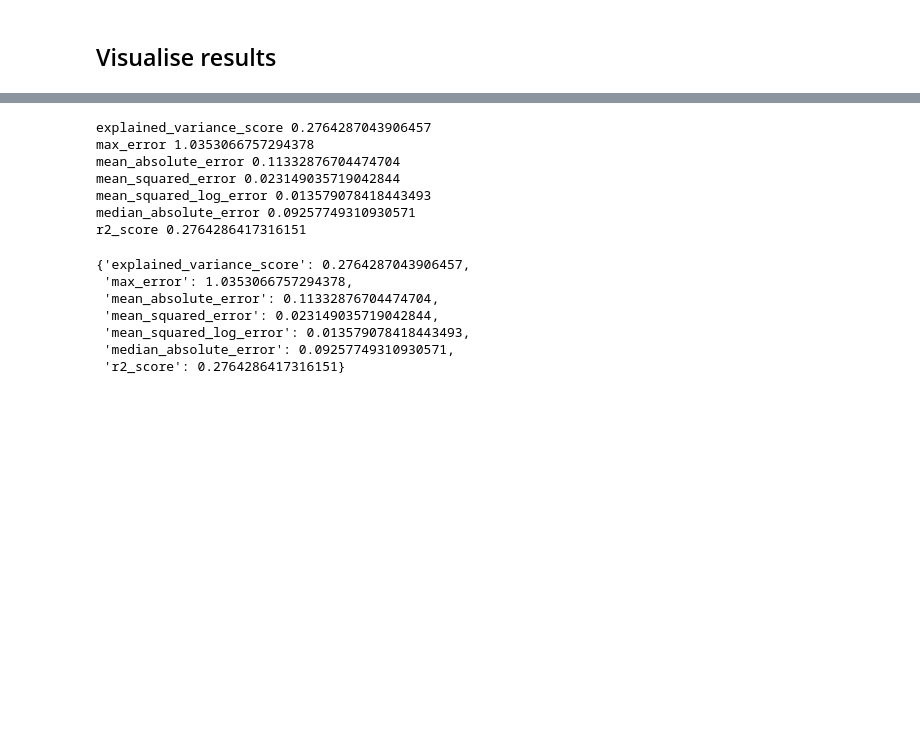
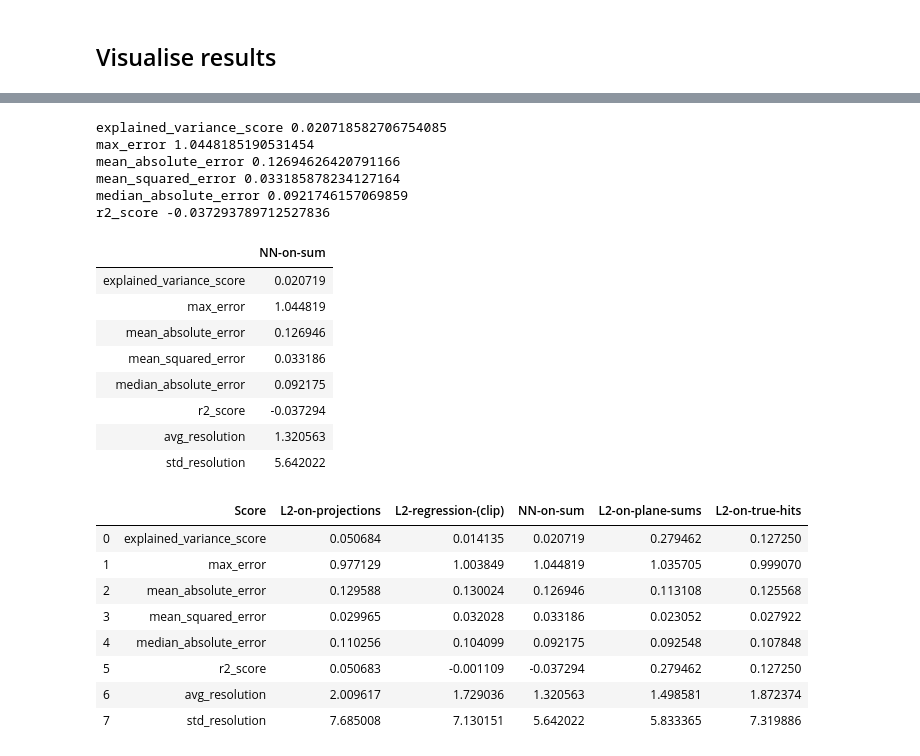
Before and after one commit to pauldebryas/SND_trackers_My_data, a Jupyter notebook: nn_full_sum.ipynb, the cells around one changed output, grey strips where cells are left out. Cells and saved outputs as stored; diff of their text form; code cells hidden in the pictures; blank space fills up the shorter version.

Commit message:
Added saving of scores, avg and std of resolution, NN on plane sums

```diff
--- a/nn_full_sum.ipynb
+++ b/nn_full_sum.ipynb
@@ -137,17 +149,30 @@ median = 2.88495e-01
 # %%
-model_evaluation.get_scores(y_train, y_pred)
+model_evaluation.save_scores(y_train, y_pred, save_file_prefix)
 # %% [output]
-explained_variance_score 0.2764287043906457
-max_error 1.0353066757294378
-mean_absolute_error 0.11332876704474704
-mean_squared_error 0.023149035719042844
-mean_squared_log_error 0.013579078418443493
-median_absolute_error 0.09257749310930571
-r2_score 0.2764286417316151
+explained_variance_score 0.020718582706754085
+max_error 1.0448185190531454
+mean_absolute_error 0.12694626420791166
+mean_squared_error 0.033185878234127164
+median_absolute_error 0.0921746157069859
+r2_score -0.037293789712527836
-{'explained_variance_score': 0.2764287043906457,
- 'max_error': 1.0353066757294378,
- 'mean_absolute_error': 0.11332876704474704,
- 'mean_squared_error': 0.023149035719042844,
- 'mean_squared_log_error': 0.013579078418443493,
- 'median_absolute_error': 0.09257749310930571,
- 'r2_score': 0.2764286417316151}
+|  | NN-on-sum |
+| explained_variance_score | 0.020719 |
+| max_error | 1.044819 |
+| mean_absolute_error | 0.126946 |
+| mean_squared_error | 0.033186 |
+| median_absolute_error | 0.092175 |
+| r2_score | -0.037294 |
+| avg_resolution | 1.320563 |
+| std_resolution | 5.642022 |
+# %%
+model_evaluation.collect_all_scores()
+# %% [output]
+|  | Score | L2-on-projections | L2-regression-(clip) | NN-on-sum | L2-on-plane-sums | L2-on-true-hits |
+| 0 | explained_variance_score | 0.050684 | 0.014135 | 0.020719 | 0.279462 | 0.127250 |
+| 1 | max_error | 0.977129 | 1.003849 | 1.044819 | 1.035705 | 0.999070 |
+| 2 | mean_absolute_error | 0.129588 | 0.130024 | 0.126946 | 0.113108 | 0.125568 |
+| 3 | mean_squared_error | 0.029965 | 0.032028 | 0.033186 | 0.023052 | 0.027922 |
+| 4 | median_absolute_error | 0.110256 | 0.104099 | 0.092175 | 0.092548 | 0.107848 |
+| 5 | r2_score | 0.050683 | -0.001109 | -0.037294 | 0.279462 | 0.127250 |
+| 6 | avg_resolution | 2.009617 | 1.729036 | 1.320563 | 1.498581 | 1.872374 |
+| 7 | std_resolution | 7.685008 | 7.130151 | 5.642022 | 5.833365 | 7.319886 |
```
Also changed, not shown: parts of 17 cells of this notebook, 9 other files.
